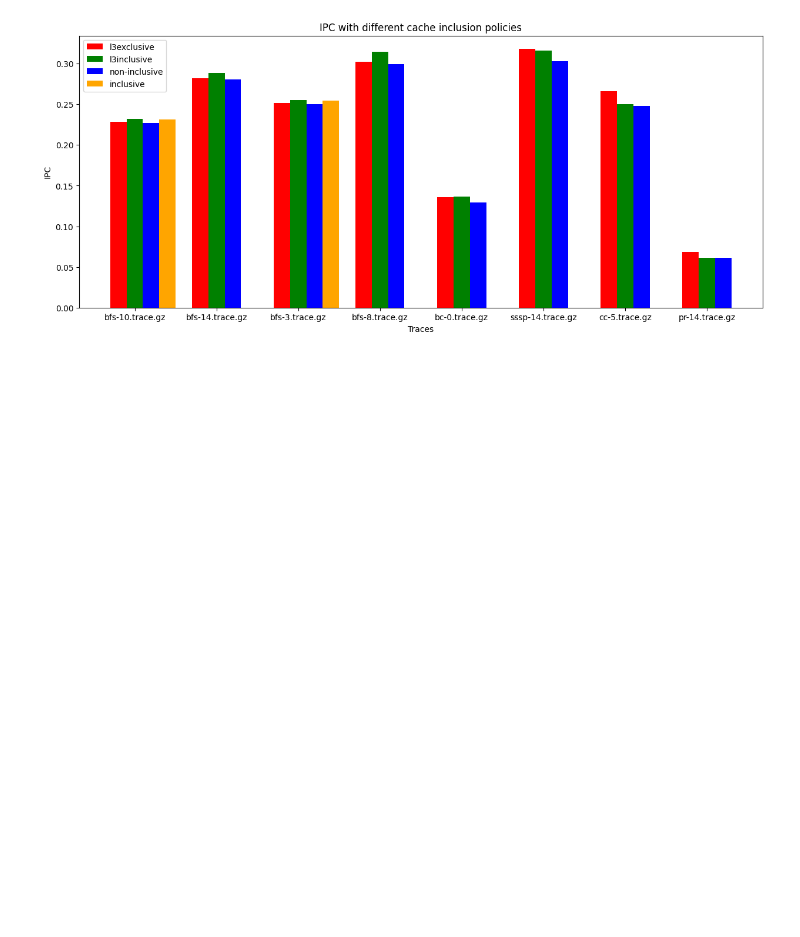
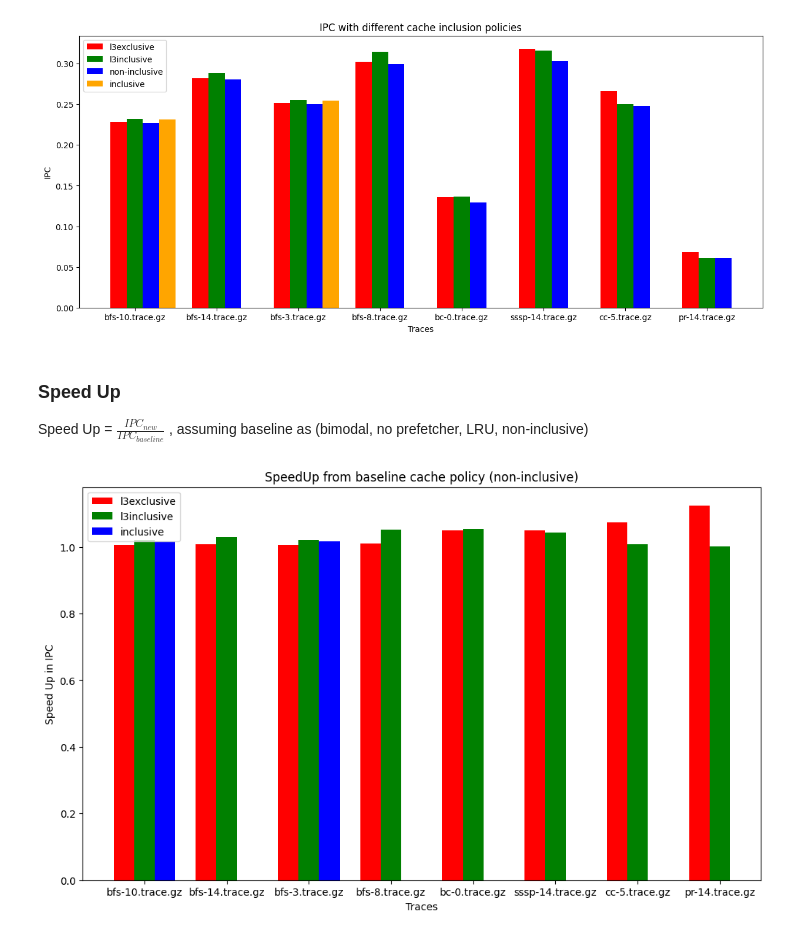
Before and after one commit to Atishay25/Cache-Hierarchy-for-Graph-Analytics, a Jupyter notebook: ChampSim/results/plot.ipynb, the cells around one changed output. Saved outputs shown, nothing was run; the diff lists cells and outputs as text; code cells hidden in the pictures; blank space fills up the shorter version.

Commit message:
added more plots of speedUp and improvement

```diff
--- a/ChampSim/results/plot.ipynb
+++ b/ChampSim/results/plot.ipynb
@@ -48,3 +50,46 @@ plt.savefig("ipc_policyComparison.jpg")
 plt.show()
 # %% [output]
 [figure]
+# %% [markdown]
+### Speed Up
+
+Speed Up = $\frac{IPC_{new}}{IPC_{baseline}}$ , assuming baseline as (bimodal, no prefetcher, LRU, non-inclusive)
+# %%
+# Speedup
+
+width = 0.25
+
+l3ex = []
+l3inc = []
+cache = []
+inc = []
+for i in range(len(df.index)):
+    if df['policy'][i] == 'l3exclusive':
+        l3ex.append(df['ipc'][i])
+    elif df['policy'][i] == 'l3inclusive':
+        l3inc.append(df['ipc'][i])
+    elif df['policy'][i] == 'cache':
+        cache.append(df['ipc'][i])
+    else:
+        inc.append(df['ipc'][i])
+
+for i in range(N):
+    l3ex[i] = ((l3ex[i])/cache[i])
+    l3inc[i] = ((l3inc[i])/cache[i])
+    inc[i] = ((inc[i])/cache[i])
+
+plt.figure(figsize=(12,7))
+bar1 = plt.bar(ind, l3ex, width, color = 'r')
+bar2 = plt.bar(ind+width, l3inc, width, color='g')
+bar3 = plt.bar(ind+width*2, inc, width, color = 'b')
+
+plt.xlabel("Traces")
+plt.ylabel('Speed Up in IPC')
+plt.title("SpeedUp from baseline cache policy (non-inclusive)")
+
+plt.xticks(ind+width,df['trace'].unique())
+plt.legend( (bar1, bar2, bar3), ('l3exclusive', 'l3inclusive', 'inclusive') )
+plt.savefig("speedUp_policyComparison.jpg")
+plt.show()
+# %% [output]
+[figure, added]
```
Also changed, not shown: parts of 3 cells of this notebook, 2 other files.
